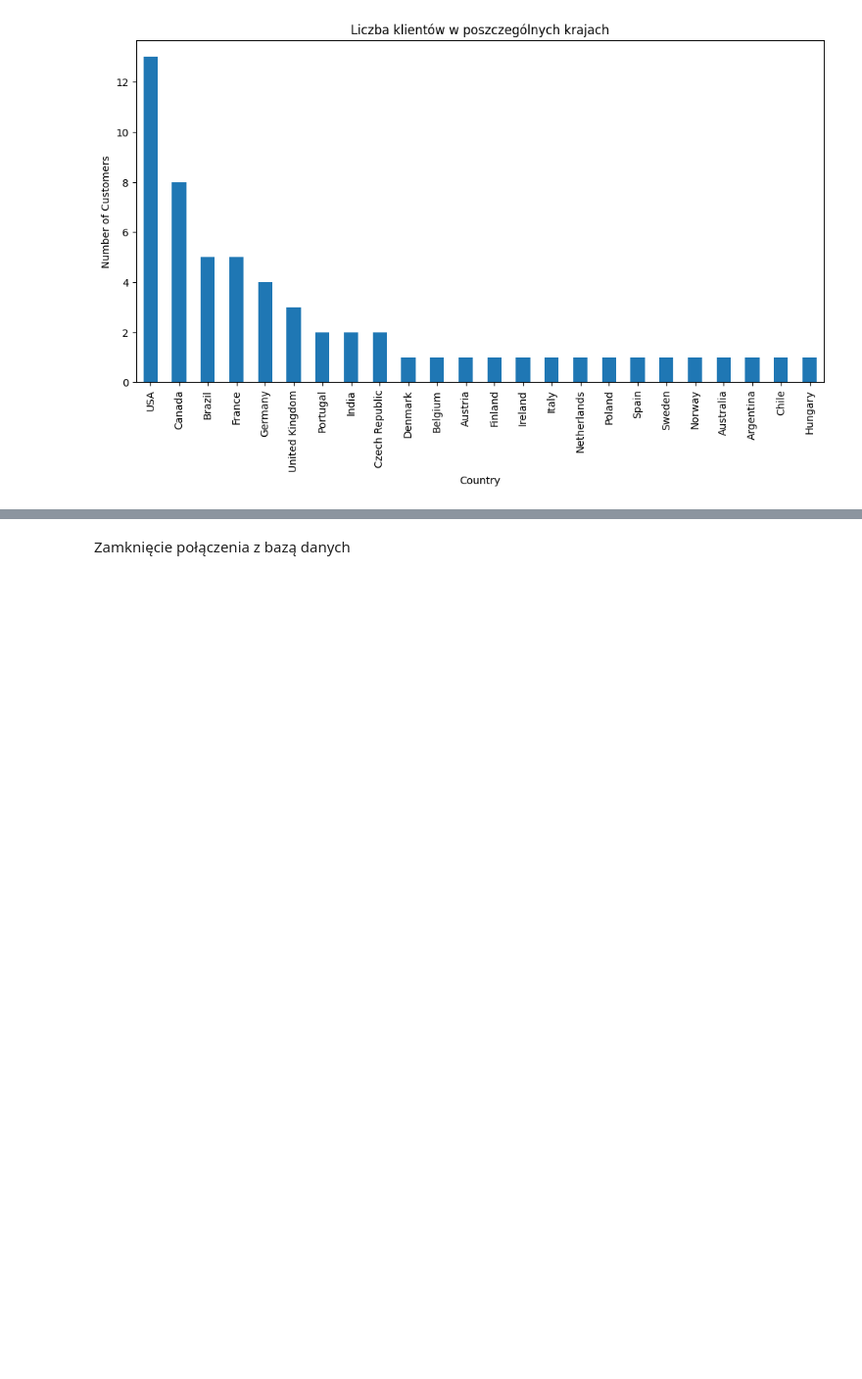
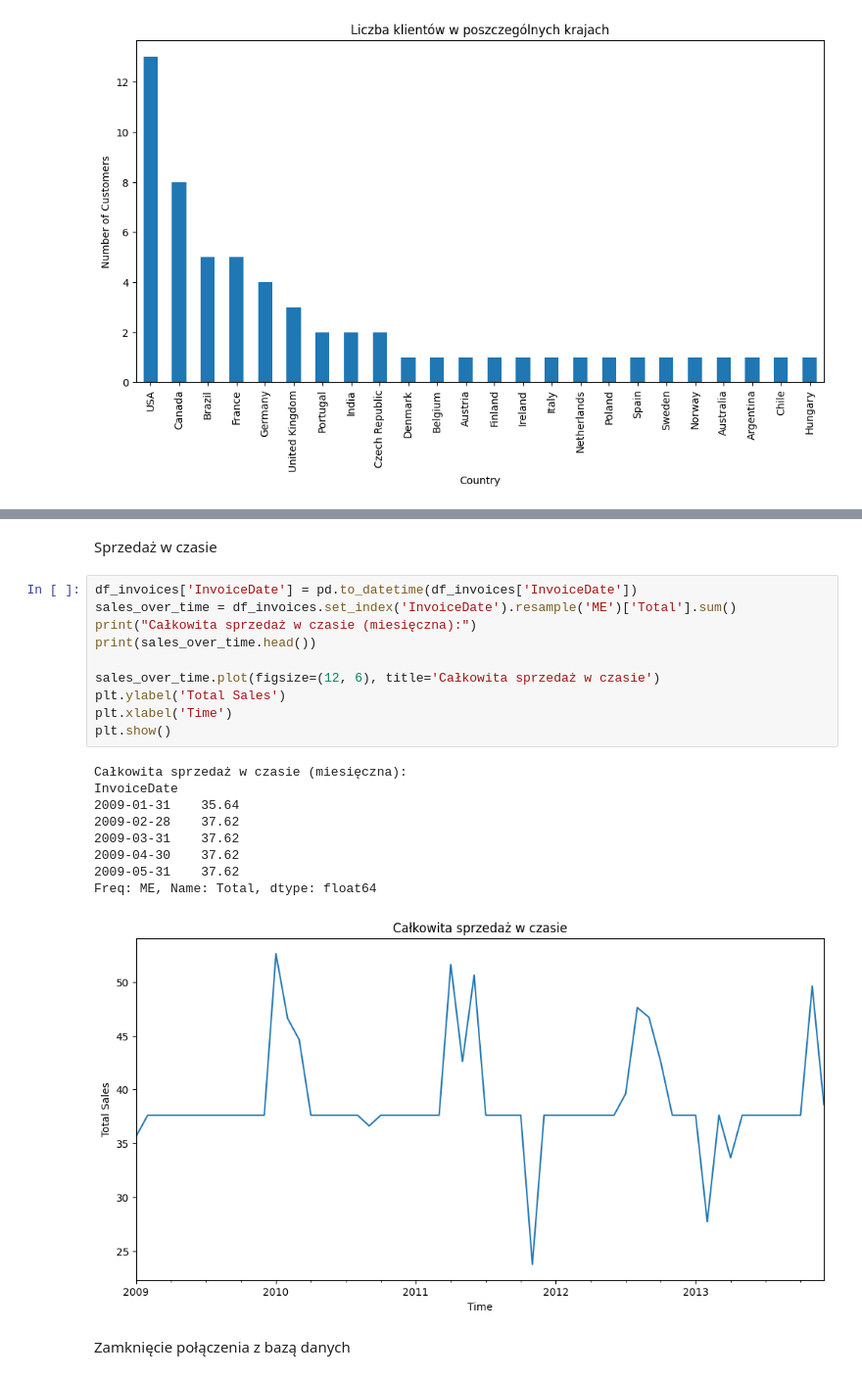
Before and after one commit to Bartek-Szewczyk/pandasProject, a Jupyter notebook: pandas.ipynb, the cells around one changed output, grey strips where cells are left out. Shown: that part at 98% size. Cells and saved outputs as stored; diff of their text form; blank space fills up the shorter version.

```diff
--- a/pandas.ipynb
+++ b/pandas.ipynb
@@ -218,3 +246,25 @@ plt.show()
+# %% [markdown]
+Sprzedaż w czasie
+# %%
+df_invoices['InvoiceDate'] = pd.to_datetime(df_invoices['InvoiceDate'])
+sales_over_time = df_invoices.set_index('InvoiceDate').resample('ME')['Total'].sum()
+print("Całkowita sprzedaż w czasie (miesięczna):")
+print(sales_over_time.head())
+
+sales_over_time.plot(figsize=(12, 6), title='Całkowita sprzedaż w czasie')
+plt.ylabel('Total Sales')
+plt.xlabel('Time')
+plt.show()
+# %% [output]
+Całkowita sprzedaż w czasie (miesięczna):
+InvoiceDate
+2009-01-31    35.64
+2009-02-28    37.62
+2009-03-31    37.62
+2009-04-30    37.62
+2009-05-31    37.62
+Freq: ME, Name: Total, dtype: float64
+[figure, added]
 # %% [markdown]
  Zamknięcie połączenia z bazą danych
 # %%
```
Also changed, not shown: parts of 2 cells of this notebook.
